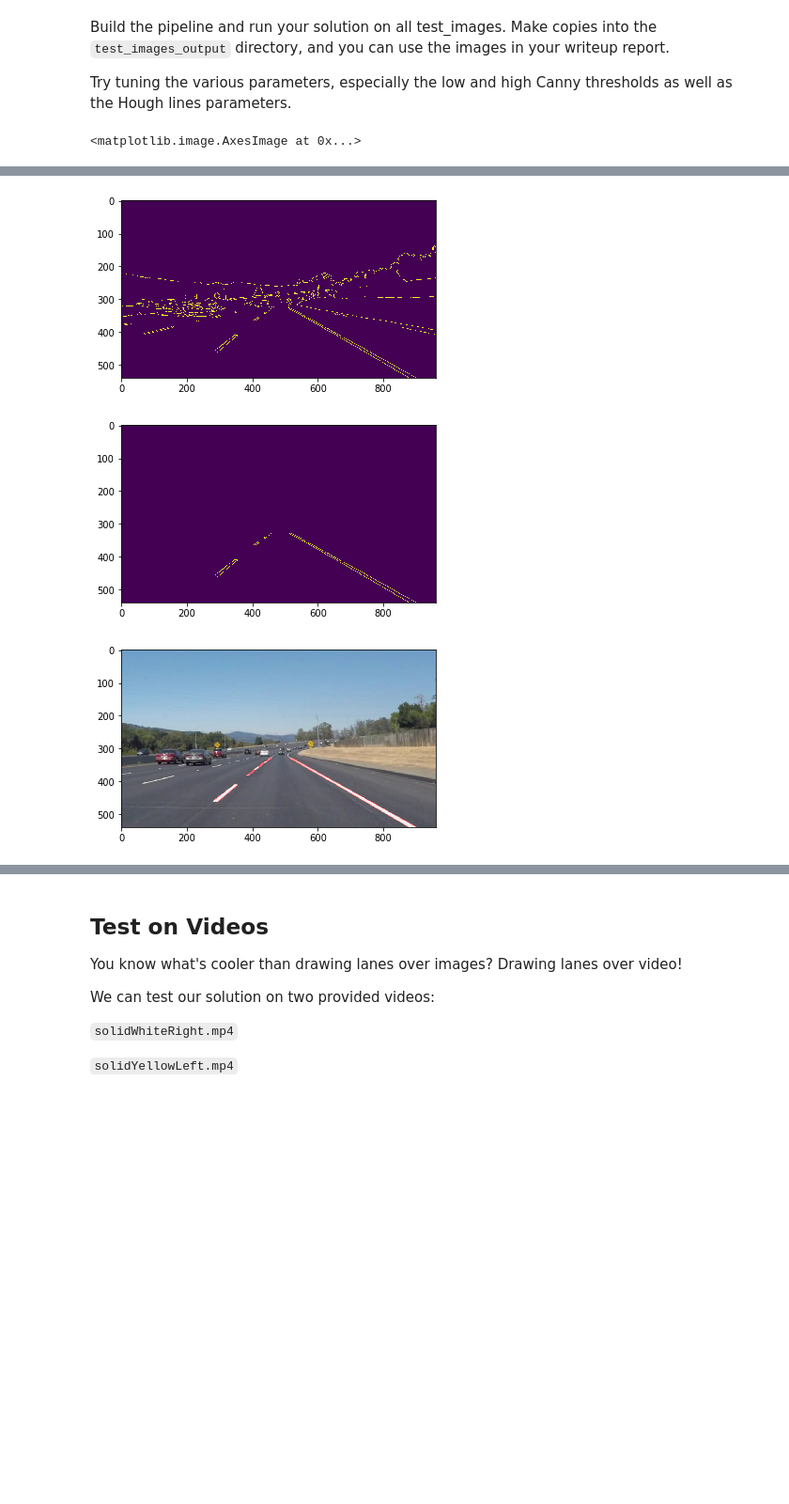
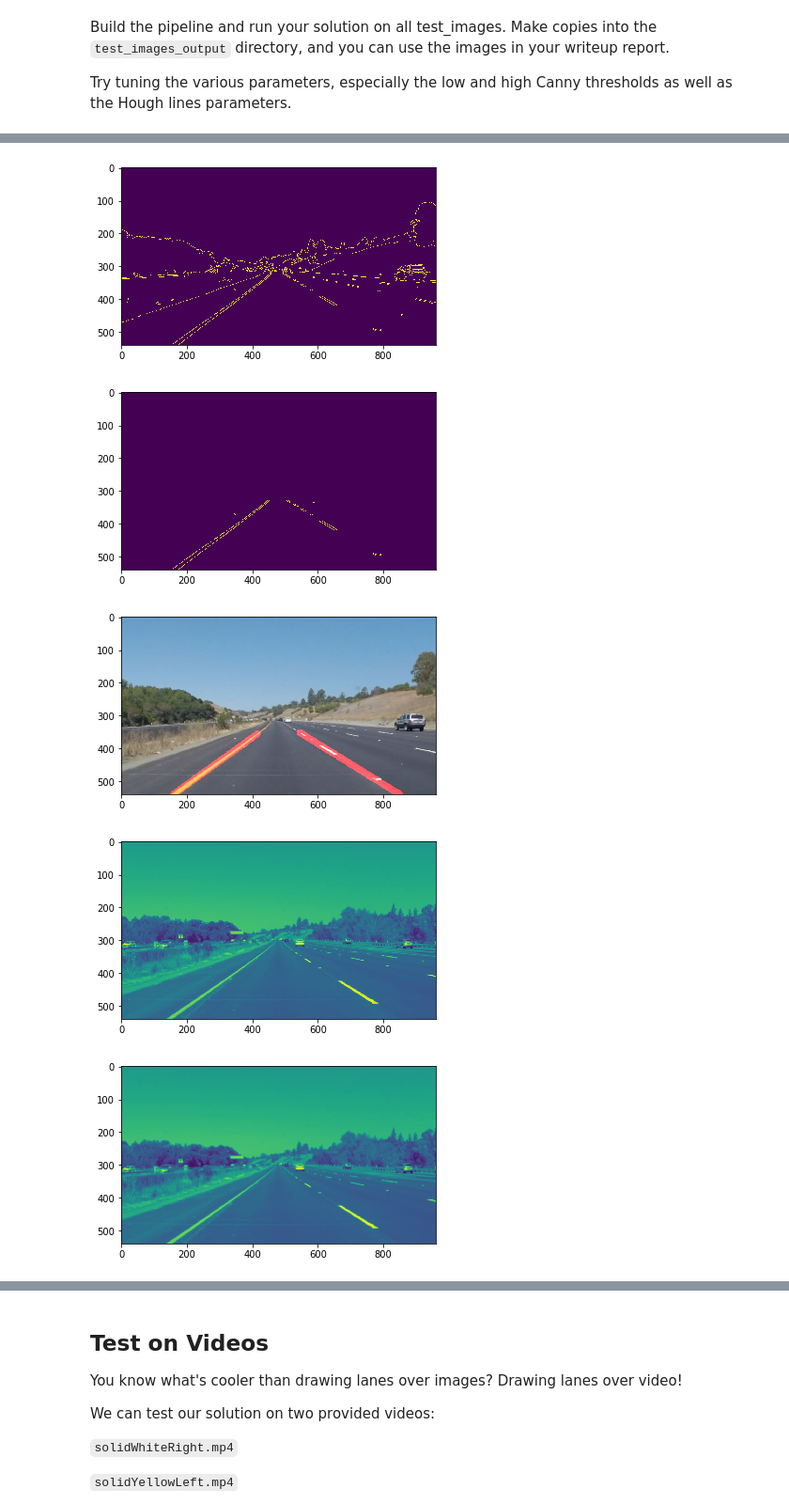
Before and after one commit to DiegelD/CarND-Finding-Lane-Lines, a Jupyter notebook: P1.ipynb, the cells around one changed output, grey strips where cells are left out. Shown at 94% size. Drawn from its saved outputs; the diff is of its cells as text; code cells hidden in the pictures; blank space fills up the shorter version.

Commit message:
Line detection+ interpolation. First project submit

```diff
--- a/P1.ipynb
+++ b/P1.ipynb
@@ -252,6 +269,7 @@ Try tuning the various parameters, especially the low and high Canny thresholds
 # %%
 # TODO: Build your pipeline that will draw lane lines on the test_images
 # then save them to the test_images_output directory.
+
 
 ##Create directories if not already exciest
 for path in ["test_images_output", "test_images_output/solidYellowCurve",\
@@ -265,6 +283,7 @@ for path in ["test_images_output", "test_images_output/solidYellowCurve",\
 images_names = ["img_grey","Gaussian_smoothing,","Canny","mask","Run_Hough_transform","Final"]
 
 for img_name in Imagelist:
+#img_name = "solidWhiteCurve.jpg"
 
     # Read in image
     image = mpimg.imread('test_images/'+img_name)
@@ -310,39 +329,23 @@ for img_name in Imagelist:
     lines_edges  = weighted_img(image, lines_img, α=0.8, β=1., γ=0.)
 
     # Draw the lines on the edge image
-    #combo = cv2.addWeighted(color_edges, 0.8,  lines_img, 1, 0)
-    #mpimg.imsave("test_images_output/"+img_name+"/Final", combo)
+    mpimg.imsave("test_images_output/"+img_name, lines_edges)
 
 
-#images = os.listdir("test_images_output/solidYellowCurve")
-#fig = plt.figure()
-#fig.subplots_adjust(hspace=0.4, wspace=0.4)
+    fig = plt.figure()
+    plt.imshow(img_grey)
 
-#for i in range(images_names):
-#    ax = fig.add_subplot(3, 2, i)
-#    ax.text(0.5, 0.5, str((2, 3, i)),
-#           fontsize=18, ha='center')
-#    ax = plt.imshow(images_names[i], cmap='gray')
+    fig = plt.figure()
+    plt.imshow(blur_gray)
 
 
-fig = plt.figure()
-plt.imshow(img_grey)
-
-fig = plt.figure()
-plt.imshow(blur_gray)
+    fig = plt.figure()
+    plt.imshow(edges)
 
 
-fig = plt.figure()
-plt.imshow(edges)
+    fig = plt.figure()
+    plt.imshow(mask_img)
 
-
-fig = plt.figure()
-plt.imshow(mask_img)
-
-fig = plt.figure()
-plt.imshow(lines_edges)
-
-#fig = plt.figure()
-#plt.imshow(combo)
+    fig = plt.figure()
+    plt.imshow(lines_edges)
 # %% [output]
-<matplotlib.image.AxesImage at 0x...>
@@ -351,3 +354,5 @@ plt.imshow(lines_edges)
-[figure, old version]
+[figure, new version]
-[figure, old version]
+[figure, new version]
-[figure, old version]
+[figure, new version]
+[figure, added]
+[figure, added]
```
Also changed, not shown: parts of 6 cells of this notebook.
